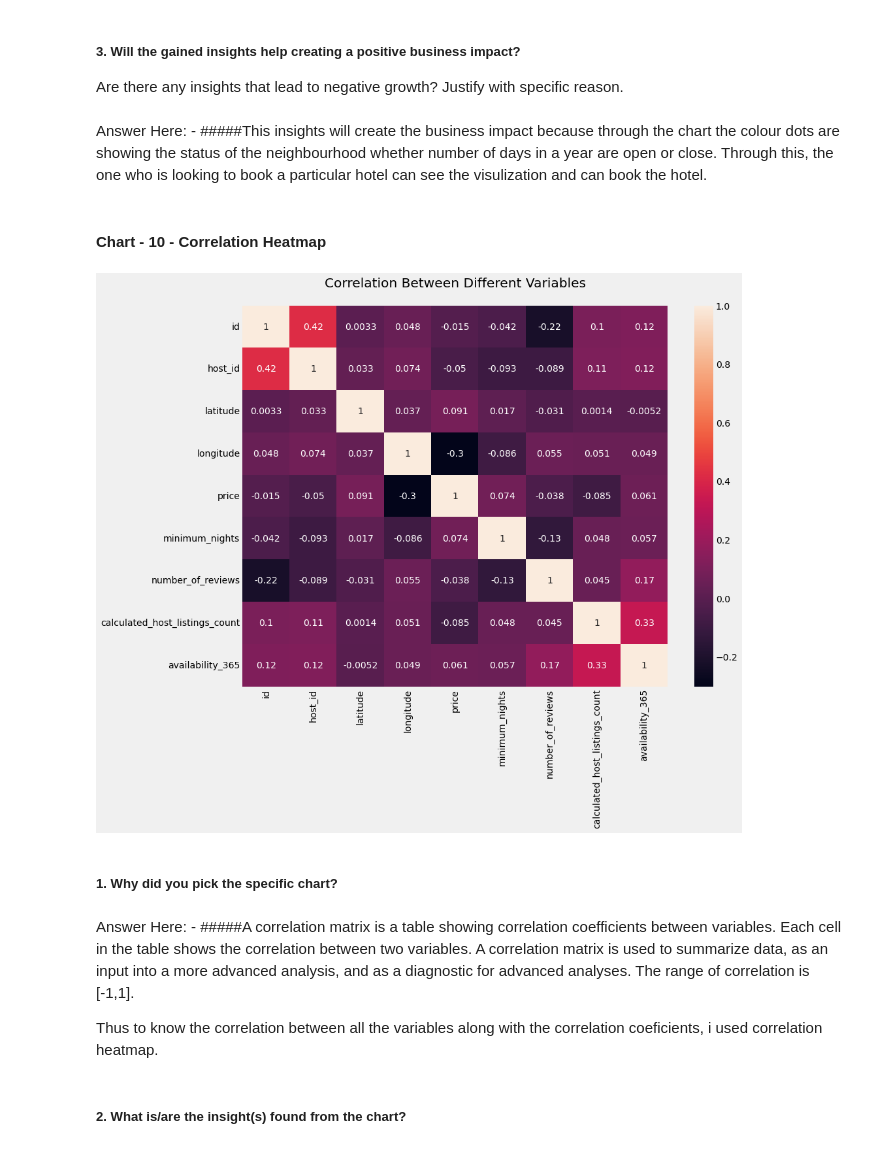
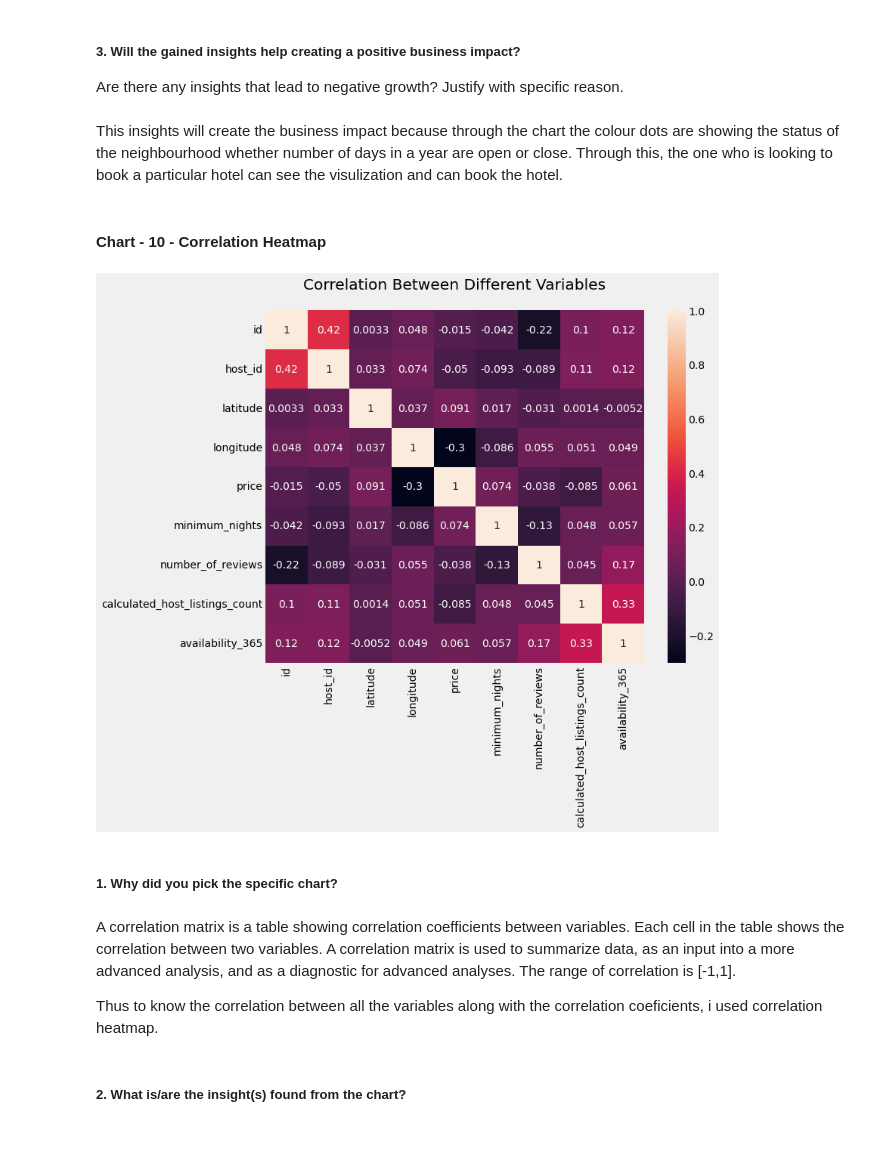
Before and after one commit to abhisheknagpure8/airbnb-bookings-analysis, a Jupyter notebook: EDA_Project_AirBnb_Bookings_Analysis.ipynb, the cells around one changed output. Saved outputs shown, nothing was run; the diff lists cells and outputs as text; code cells hidden in the pictures.

```diff
--- a/EDA_Project_AirBnb_Bookings_Analysis.ipynb
+++ b/EDA_Project_AirBnb_Bookings_Analysis.ipynb
@@ -623,24 +578,22 @@ Answer Here: -
 ##### 3. Will the gained insights help creating a positive business impact?
 Are there any insights that lead to negative growth? Justify with specific reason.
 # %% [markdown]
-Answer Here: -
-#####This insights will create the business impact because through the chart the colour dots are showing the status of the neighbourhood whether number of days in a year are open or close. Through this, the one who is looking to book a particular hotel can see the visulization and can book the hotel.
+This insights will create the business impact because through the chart the colour dots are showing the status of the neighbourhood whether number of days in a year are open or close. Through this, the one who is looking to book a particular hotel can see the visulization and can book the hotel.
 # %% [markdown]
 #### Chart - 10 - Correlation Heatmap
 # %%
 # Correlation Heatmap visualization code
 corr = new_df.corr(method='kendall')
-plt.figure(figsize=(13,10))
+plt.figure(figsize=(10,8))
 plt.title("Correlation Between Different Variables\n")
 sns.heatmap(corr, annot=True)
 plt.show()
 # %% [output]
-[figure, old version]
+[figure, new version]
 # %% [markdown]
 ##### 1. Why did you pick the specific chart?
 # %% [markdown]
-Answer Here: -
-#####A correlation matrix is a table showing correlation coefficients between variables. Each cell in the table shows the correlation between two variables. A correlation matrix is used to summarize data, as an input into a more advanced analysis, and as a diagnostic for advanced analyses. The range of correlation is [-1,1].
+A correlation matrix is a table showing correlation coefficients between variables. Each cell in the table shows the correlation between two variables. A correlation matrix is used to summarize data, as an input into a more advanced analysis, and as a diagnostic for advanced analyses. The range of correlation is [-1,1].
 
 Thus to know the correlation between all the variables along with the correlation coeficients, i used correlation heatmap.
 # %% [markdown]
```
Also changed, not shown: parts of 51 cells of this notebook.
